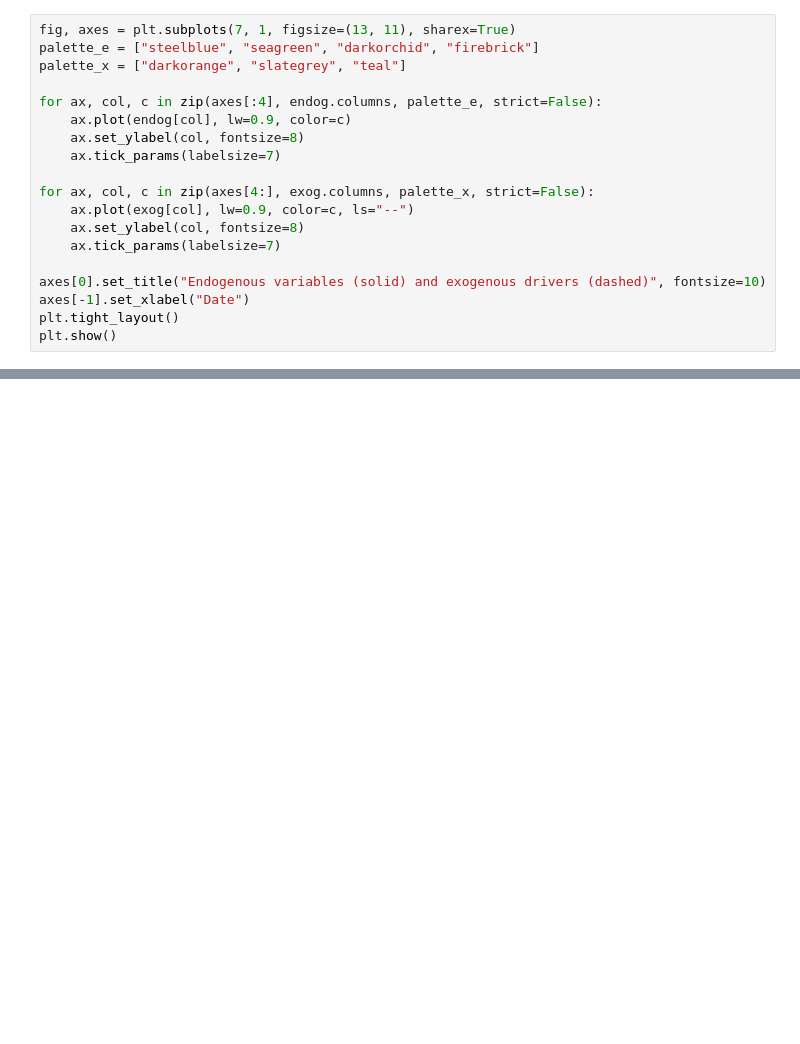
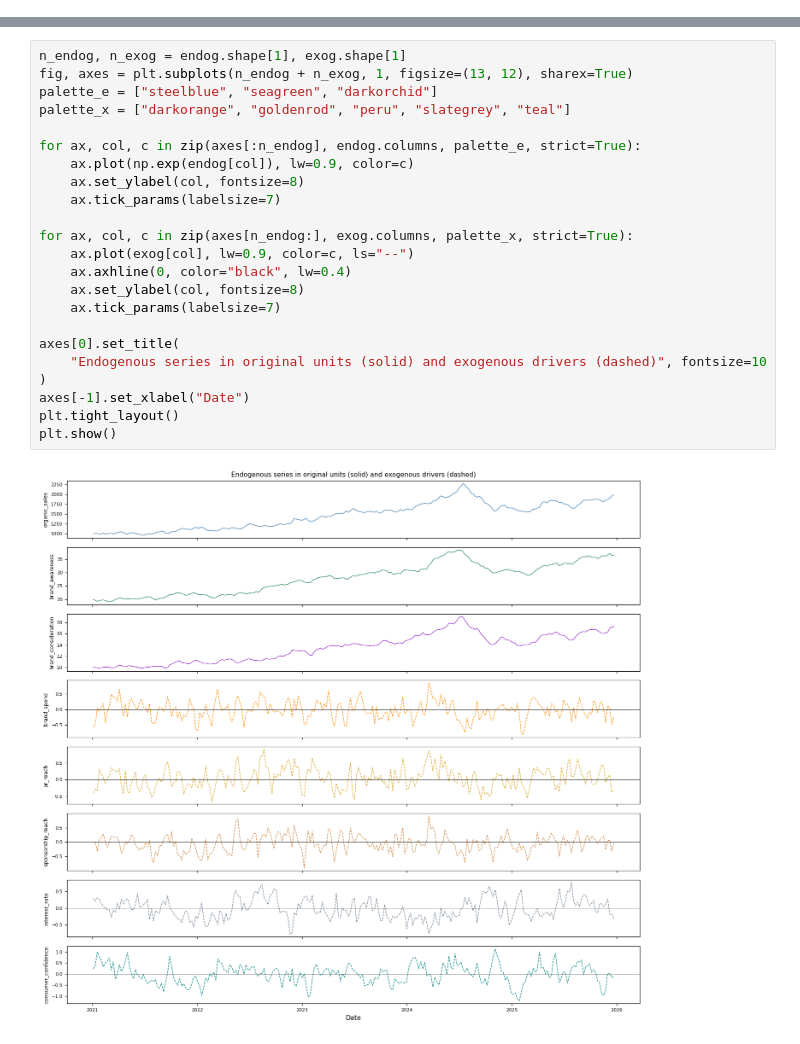
Before and after one commit to raz1470/bayesian_vecm, a Jupyter notebook: notebooks/guides/01_brand_vecm_walkthrough.ipynb, the cells around one changed output, grey strips where cells are left out. Saved outputs shown, nothing was run; the diff lists cells and outputs as text; blank space fills up the shorter version.

```diff
--- a/notebooks/guides/01_brand_vecm_walkthrough.ipynb
+++ b/notebooks/guides/01_brand_vecm_walkthrough.ipynb
@@ -234,19 +0,0 @@ print(pd.concat([start_levels, end_levels, growth_pct], axis=1).round(1))
-# %%
-fig, axes = plt.subplots(7, 1, figsize=(13, 11), sharex=True)
-palette_e = ["steelblue", "seagreen", "darkorchid", "firebrick"]
-palette_x = ["darkorange", "slategrey", "teal"]
-
-for ax, col, c in zip(axes[:4], endog.columns, palette_e, strict=False):
-    ax.plot(endog[col], lw=0.9, color=c)
-    ax.set_ylabel(col, fontsize=8)
-    ax.tick_params(labelsize=7)
-
-for ax, col, c in zip(axes[4:], exog.columns, palette_x, strict=False):
-    ax.plot(exog[col], lw=0.9, color=c, ls="--")
-    ax.set_ylabel(col, fontsize=8)
-    ax.tick_params(labelsize=7)
-
-axes[0].set_title("Endogenous variables (solid) and exogenous drivers (dashed)", fontsize=10)
-axes[-1].set_xlabel("Date")
-plt.tight_layout()
-plt.show()
@@ -712,0 +166,25 @@ print("The flattening of the curve shows where marginal returns diminish.")
+# %%
+n_endog, n_exog = endog.shape[1], exog.shape[1]
+fig, axes = plt.subplots(n_endog + n_exog, 1, figsize=(13, 12), sharex=True)
+palette_e = ["steelblue", "seagreen", "darkorchid"]
+palette_x = ["darkorange", "goldenrod", "peru", "slategrey", "teal"]
+
+for ax, col, c in zip(axes[:n_endog], endog.columns, palette_e, strict=True):
+    ax.plot(np.exp(endog[col]), lw=0.9, color=c)
+    ax.set_ylabel(col, fontsize=8)
+    ax.tick_params(labelsize=7)
+
+for ax, col, c in zip(axes[n_endog:], exog.columns, palette_x, strict=True):
+    ax.plot(exog[col], lw=0.9, color=c, ls="--")
+    ax.axhline(0, color="black", lw=0.4)
+    ax.set_ylabel(col, fontsize=8)
+    ax.tick_params(labelsize=7)
+
+axes[0].set_title(
+    "Endogenous series in original units (solid) and exogenous drivers (dashed)", fontsize=10
+)
+axes[-1].set_xlabel("Date")
+plt.tight_layout()
+plt.show()
+# %% [output]
+[figure, added]
```
Also changed, not shown: parts of 74 cells of this notebook.
